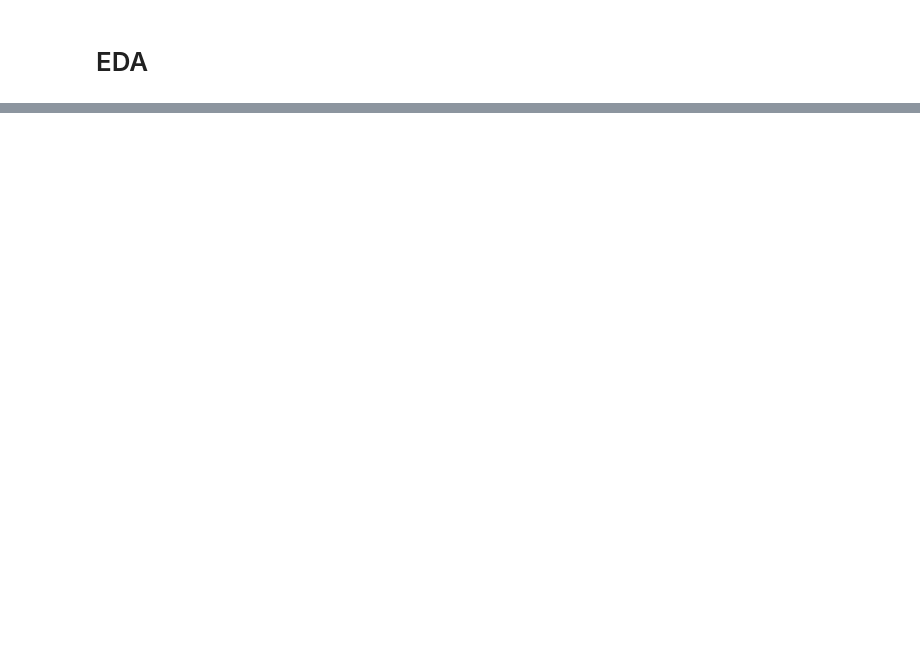
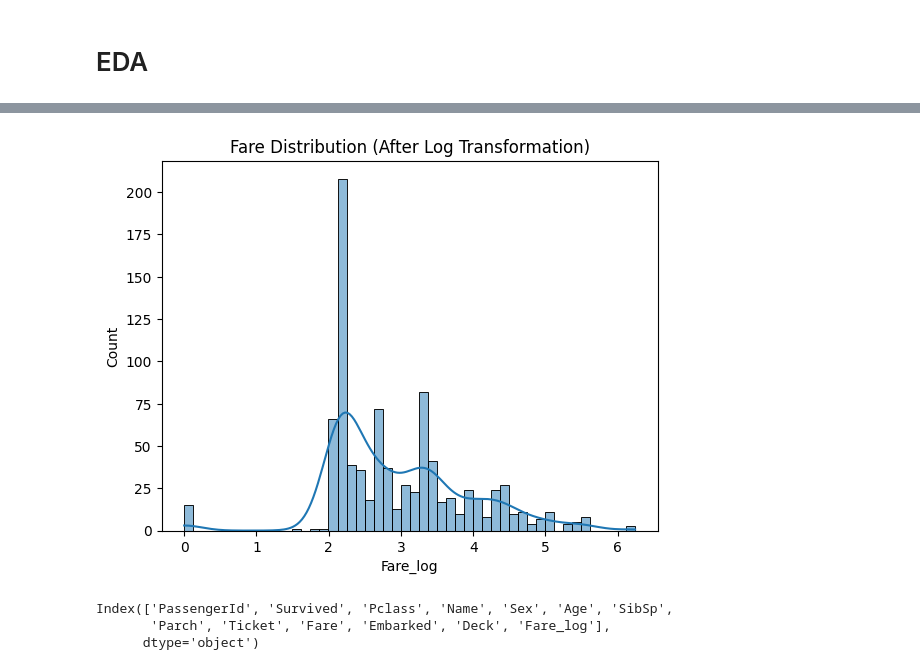
Before and after one commit to Pandey23000Om/Python-Workbook, a Jupyter notebook: EDA-Titanic/EDA.ipynb, the cells around one changed output, grey strips where cells are left out. Cells and saved outputs as stored; diff of their text form; code cells hidden in the pictures; blank space fills up the shorter version.

```diff
--- a/EDA-Titanic/EDA.ipynb
+++ b/EDA-Titanic/EDA.ipynb
@@ -45,0 +145,13 @@ Count plots using sns.countplot() to see class distribution.
+# %%
+train_df['Fare_log'] = np.log1p(train_df['Fare'])  # log1p to handle zero values
+sns.histplot(train_df['Fare_log'], bins=50, kde=True)
+plt.title("Fare Distribution (After Log Transformation)")
+plt.show()
+# %% [output]
+[figure, added]
+# %%
+train_df.columns
+# %% [output]
+Index(['PassengerId', 'Survived', 'Pclass', 'Name', 'Sex', 'Age', 'SibSp',
+       'Parch', 'Ticket', 'Fare', 'Embarked', 'Deck', 'Fare_log'],
+      dtype='object')
```
Also changed, not shown: parts of 39 cells of this notebook, 3 other files.
